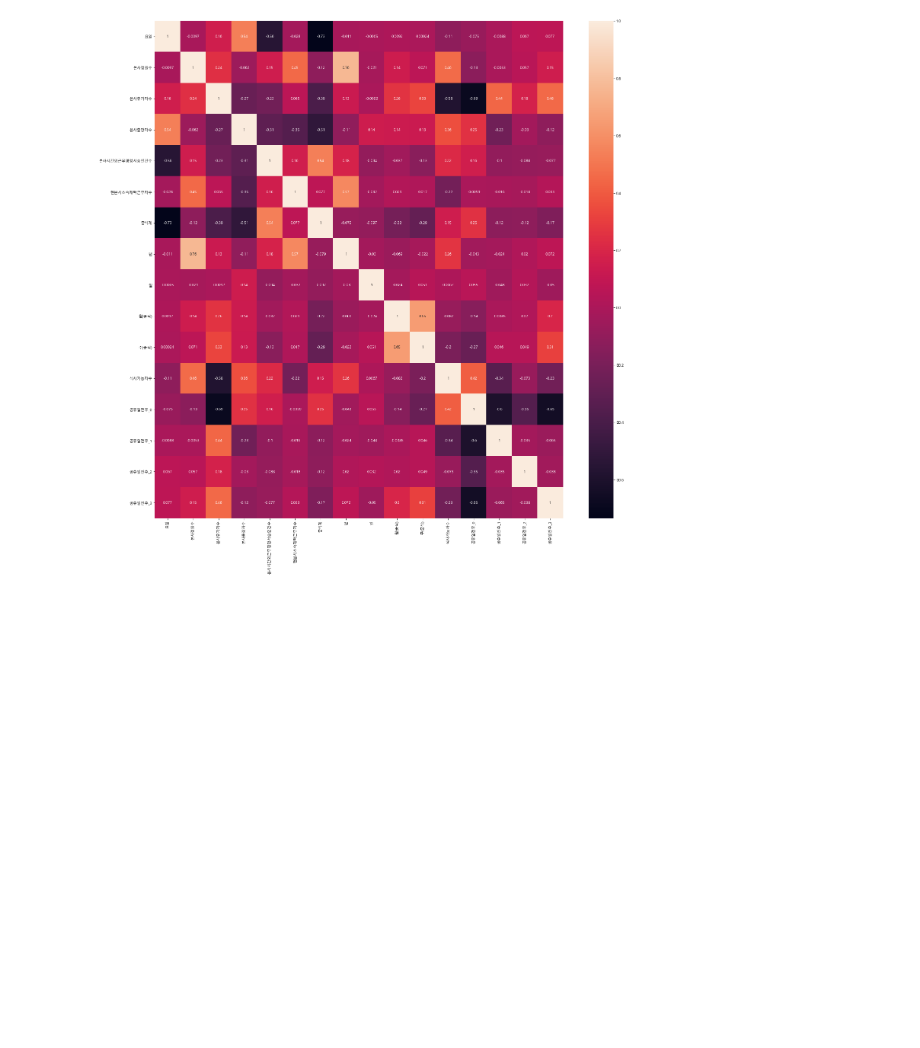
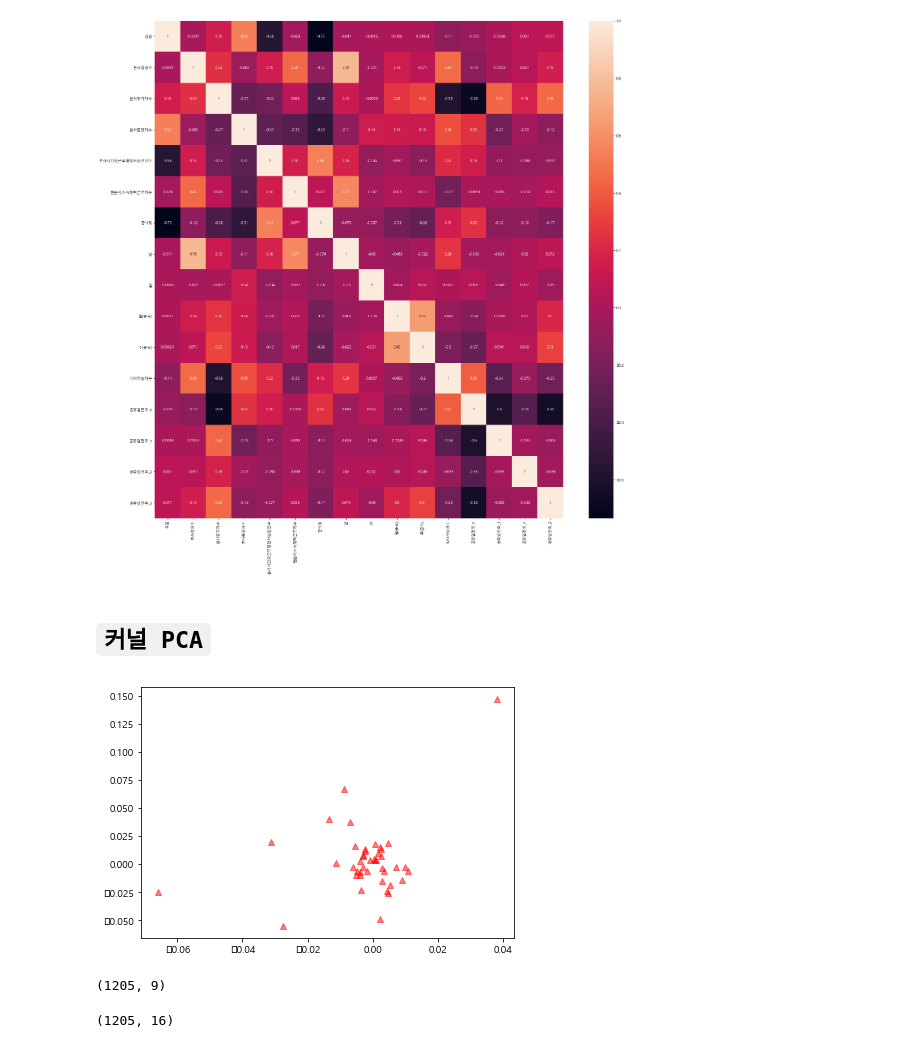
Before and after one commit to JBNU-JBIG/DACON-The_number_of_diners_in_the_cafeteria_Prediction, a Jupyter notebook: pca.ipynb, the cells around one changed output. Saved outputs shown, nothing was run; the diff lists cells and outputs as text; code cells hidden in the pictures; blank space fills up the shorter version.

Commit message:
Update pca.ipynb
kernel pca 시도

Co-Authored-By: Sanha <57973170+hsh6449@users.noreply.github.com>

```diff
--- a/pca.ipynb
+++ b/pca.ipynb
@@ -15,6 +15,6 @@ from pycaret.regression import *
 # %% [markdown]
 ## 데이터 로드
 # %%
-train = pd.read_csv('C:/Users/user/Documents/12rAIDacon/train.csv')
-test = pd.read_csv('C:/Users/user/Documents/12rAIDacon/test.csv')
-submission = pd.read_csv('C:/Users/user/Documents/12rAIDacon/sample_submission.csv')
+train = pd.read_csv('C:/Users/user/Documents/dacon-fd/train.csv')
+test = pd.read_csv('C:/Users/user/Documents/dacon-fd/test.csv')
+submission = pd.read_csv('C:/Users/user/Documents/dacon-fd/sample_submission.csv')
@@ -114,9 +74,0 @@ Name: 일자, Length: 1205, dtype: datetime64[ns]
-# %%
-train['휴가비율'] = train['본사휴가자수']/train['본사정원수']
-train['출장비율'] = train['본사출장자수']/train['본사정원수']
-train['재택비율'] = train['현본사소속재택근무자수']/train['본사정원수']
-
-
-test['휴가비율'] = test['본사휴가자수']/test['본사정원수']
-test['출장비율'] = test['본사출장자수']/test['본사정원수']
-test['재택비율'] = test['현본사소속재택근무자수']/test['본사정원수']
@@ -1279,3 +743,5 @@ sns.heatmap(corr, annot=True)
 # %% [output]
 <AxesSubplot:>
 [figure]
+# %% [markdown]
+# `커널 PCA`
@@ -1281,0 +751,22 @@ sns.heatmap(corr, annot=True)
+# %%
+kpca = KernelPCA(n_components= 9, kernel = 'rbf', gamma =15)
+# %%
+train_kpca = kpca.fit_transform(train_pca_dn)
+y = train_pca_dn.석식계
+# %%
+plt.scatter(train_kpca[y==0,0], train_kpca[y==0,1],
+           color='red', marker='^', alpha=0.5)
+plt.scatter(train_kpca[y==1,0], train_kpca[y==1,1],
+           color='blue', marker='o', alpha=0.5)
+plt.tight_layout()
+plt.show()
+# %% [output]
+[figure, added]
+# %%
+train_kpca.shape
+# %% [output]
+(1205, 9)
+# %%
+train_pca_dn.shape
+# %% [output]
+(1205, 16)
```
Also changed, not shown: parts of 88 cells of this notebook.
